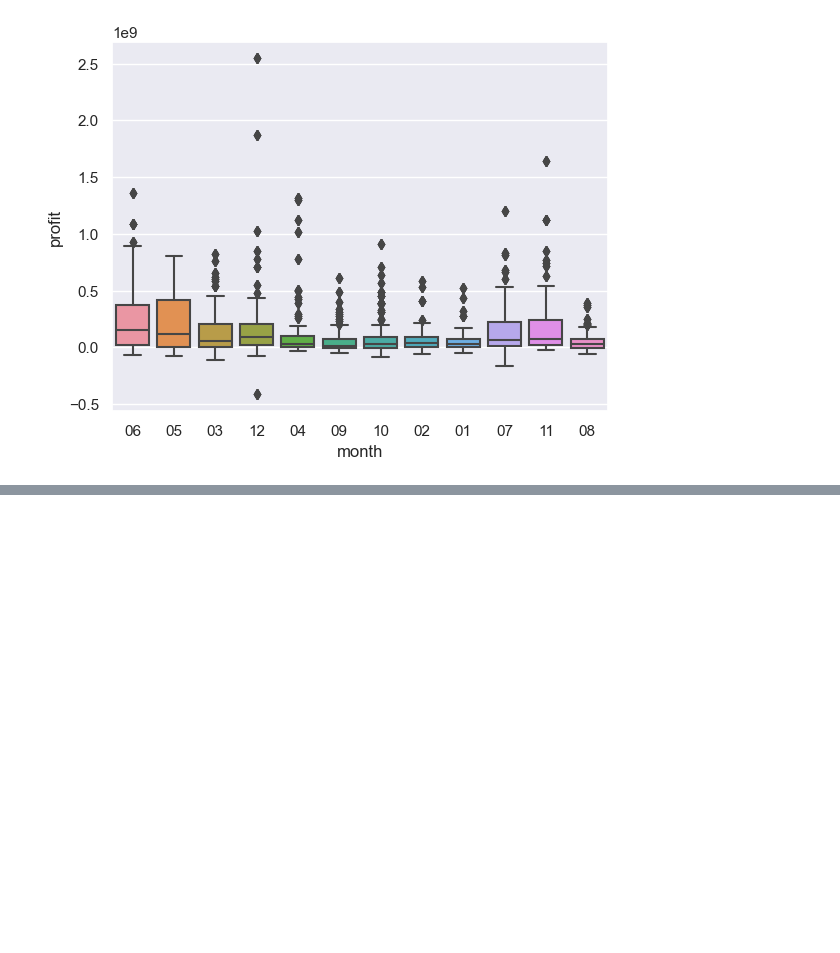
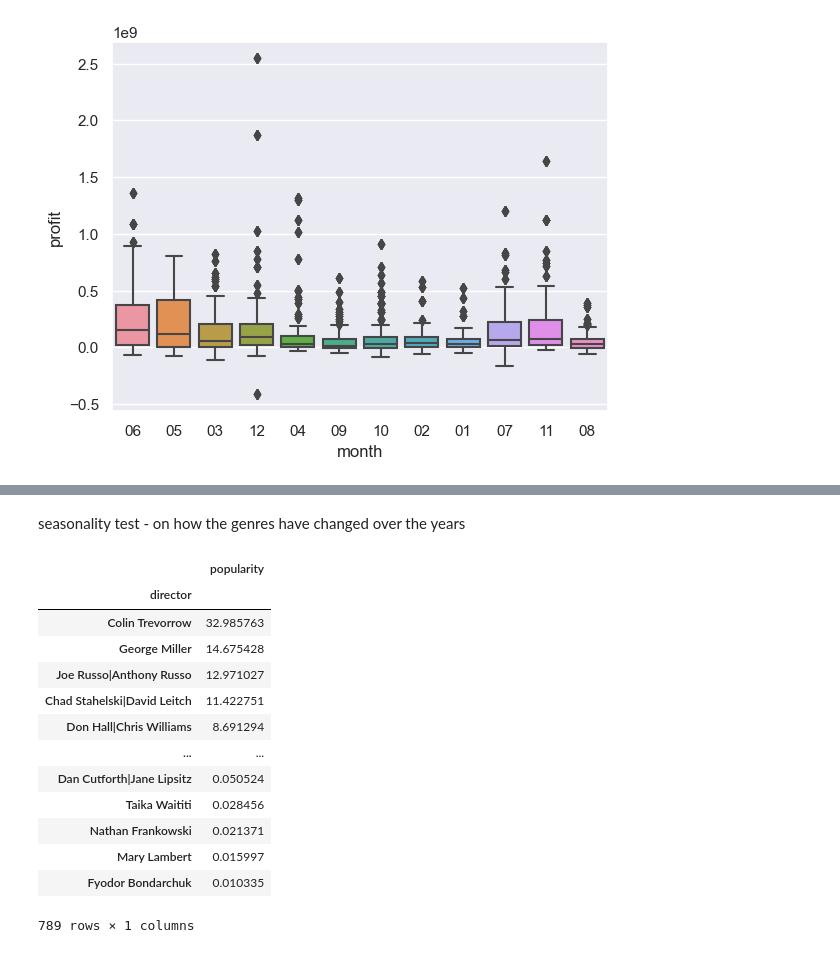
Before and after one commit to liekzhe/SC1015mini_project, a Jupyter notebook: MovieAnalysis.ipynb, the cells around one changed output, grey strips where cells are left out. Drawn from its saved outputs; the diff is of its cells as text; code cells hidden in the pictures; blank space fills up the shorter version.

```diff
--- a/MovieAnalysis.ipynb
+++ b/MovieAnalysis.ipynb
@@ -155,0 +165,19 @@ sb.boxplot(data=allfactors, x="month", y="profit", orient = 'v')
+# %% [markdown]
+seasonality test - on how the genres have changed over the years
+# %%
+allfactors.groupby('director')[['popularity']].mean().sort_values(['popularity'], ascending=False)
+# %% [output]
+|  | popularity |
+| director |  |
+| Colin Trevorrow | 32.985763 |
+| George Miller | 14.675428 |
+| Joe Russo|Anthony Russo | 12.971027 |
+| Chad Stahelski|David Leitch | 11.422751 |
+| Don Hall|Chris Williams | 8.691294 |
+| ... | ... |
+| Dan Cutforth|Jane Lipsitz | 0.050524 |
+| Taika Waititi | 0.028456 |
+| Nathan Frankowski | 0.021371 |
+| Mary Lambert | 0.015997 |
+| Fyodor Bondarchuk | 0.010335 |
+789 rows × 1 columns
```
Also changed, not shown: parts of 7 cells of this notebook, 10 other files.
